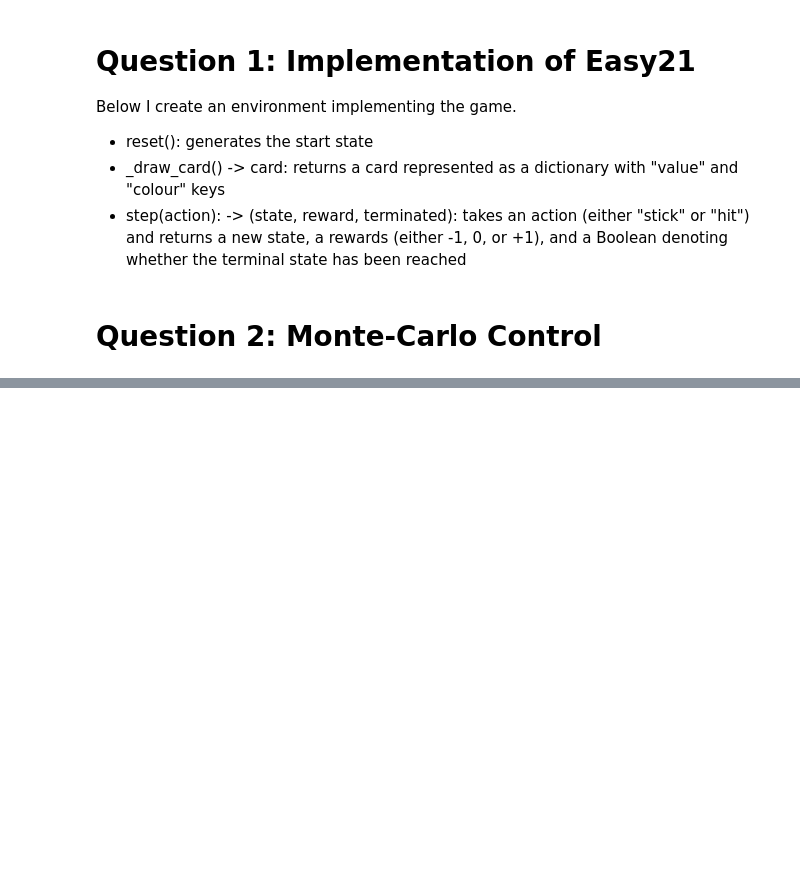
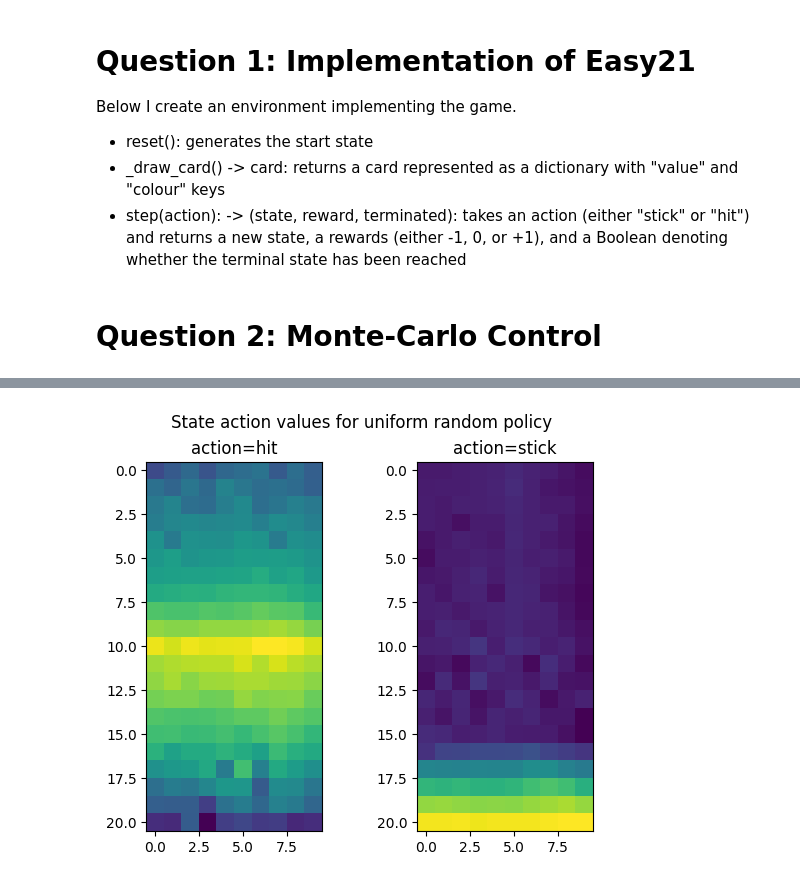
Before and after one commit to qczeck/easy21, a Jupyter notebook: easy21.ipynb, the cells around one changed output, grey strips where cells are left out. Saved outputs shown, nothing was run; the diff lists cells and outputs as text; code cells hidden in the pictures; blank space fills up the shorter version.

```diff
--- a/easy21.ipynb
+++ b/easy21.ipynb
@@ -160,0 +214,10 @@ plt.show()
+# %%
+fig, axs = plt.subplots(1, 2)
+axs[0].imshow(state_action_values[:, :, 0])
+axs[0].set_title("action=hit")
+axs[1].imshow(state_action_values[:, :, 1])
+axs[1].set_title("action=stick")
+fig.suptitle("State action values for uniform random policy")
+plt.show()
+# %% [output]
+[figure, added]
```
Also changed, not shown: parts of 7 cells of this notebook.
